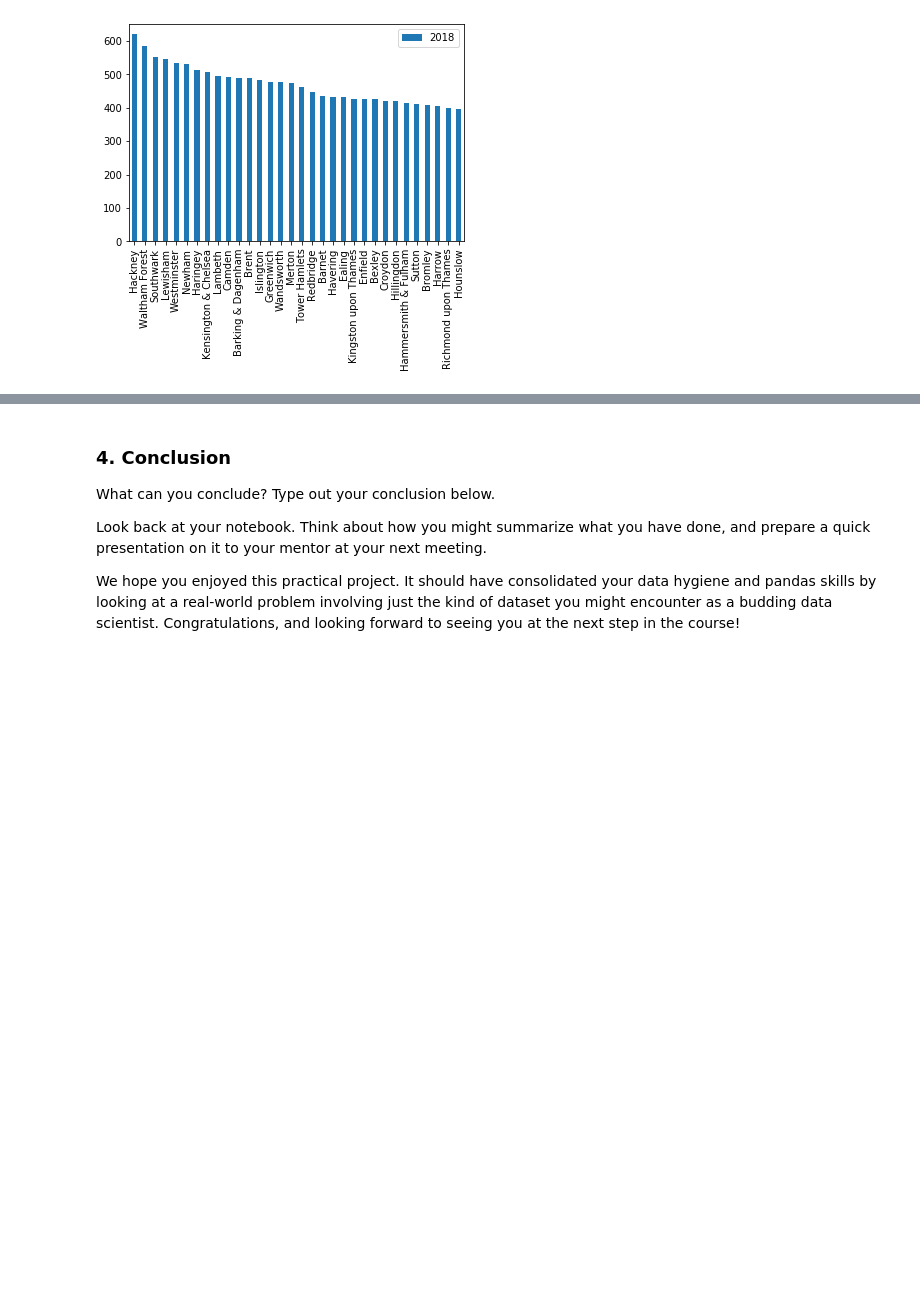
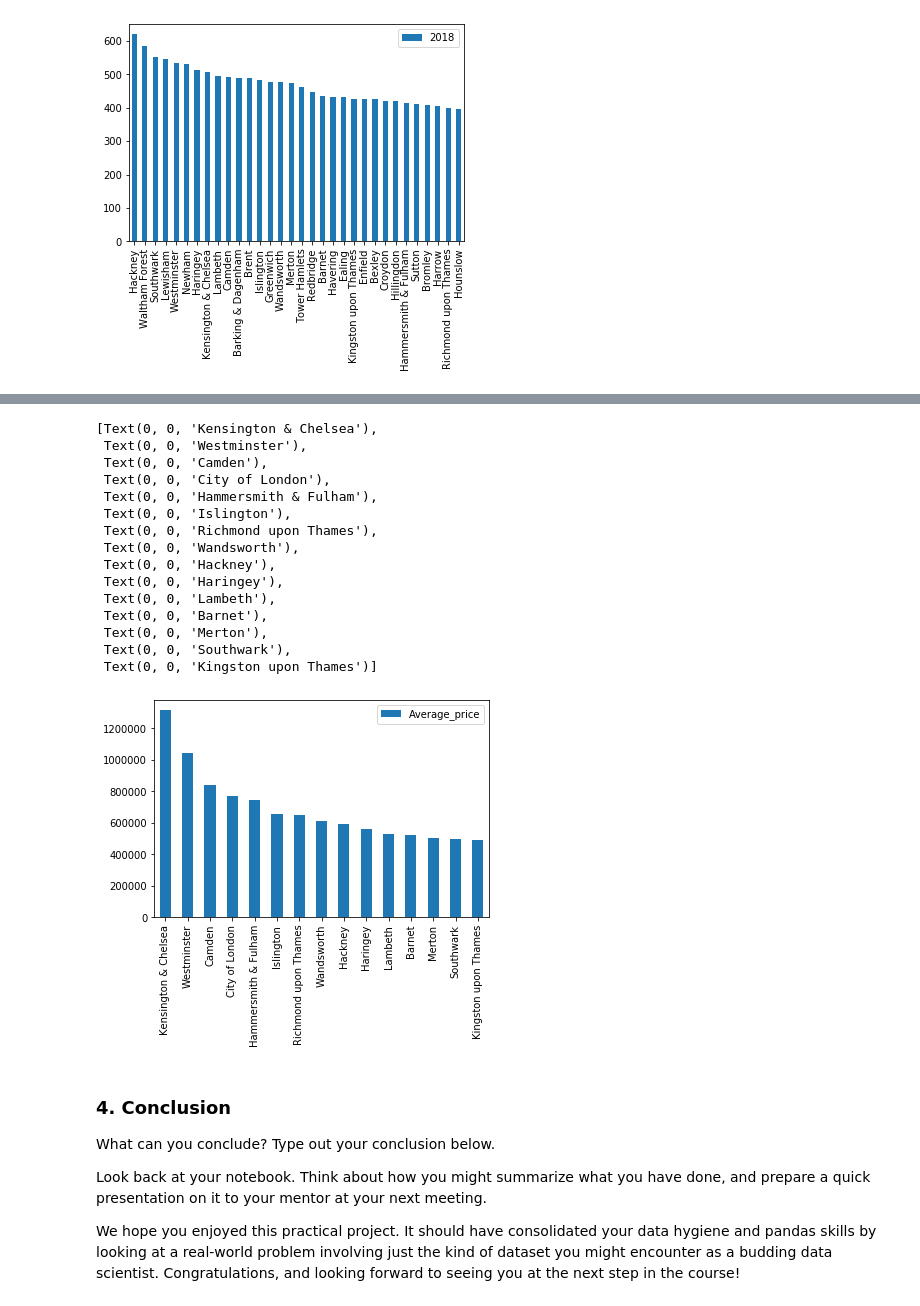
Before and after one commit to pauljacob/london_housing_prices, a Jupyter notebook: Unit 4 Challenge - Tier 3_07_19_2020.ipynb, the cells around one changed output, grey strips where cells are left out. Drawn from its saved outputs; the diff is of its cells as text; code cells hidden in the pictures; blank space fills up the shorter version.

```diff
--- a/Unit 4 Challenge - Tier 3_07_19_2020.ipynb
+++ b/Unit 4 Challenge - Tier 3_07_19_2020.ipynb
@@ -1001,3 +1021,26 @@ ax.set_xticklabels(top32_3.London_Borough)
+# %%
+dataframe2 = dfg[dfg['Year']==2020]
+dataframe2_top15 = dataframe2.sort_values(by='Average_price', ascending=False).head(15)
+ax = dataframe2_top15[['London_Borough', 'Average_price']].plot(kind='bar')
+
+ax.set_xticklabels(dataframe2_top15.London_Borough)
+# %% [output]
+[Text(0, 0, 'Kensington & Chelsea'),
+ Text(0, 0, 'Westminster'),
+ Text(0, 0, 'Camden'),
+ Text(0, 0, 'City of London'),
+ Text(0, 0, 'Hammersmith & Fulham'),
+ Text(0, 0, 'Islington'),
+ Text(0, 0, 'Richmond upon Thames'),
+ Text(0, 0, 'Wandsworth'),
+ Text(0, 0, 'Hackney'),
+ Text(0, 0, 'Haringey'),
+ Text(0, 0, 'Lambeth'),
+ Text(0, 0, 'Barnet'),
+ Text(0, 0, 'Merton'),
+ Text(0, 0, 'Southwark'),
+ Text(0, 0, 'Kingston upon Thames')]
+[figure, added]
 # %% [markdown]
 ### 4. Conclusion
 What can you conclude? Type out your conclusion below.
```
Also changed, not shown: parts of 1 cell of this notebook.
